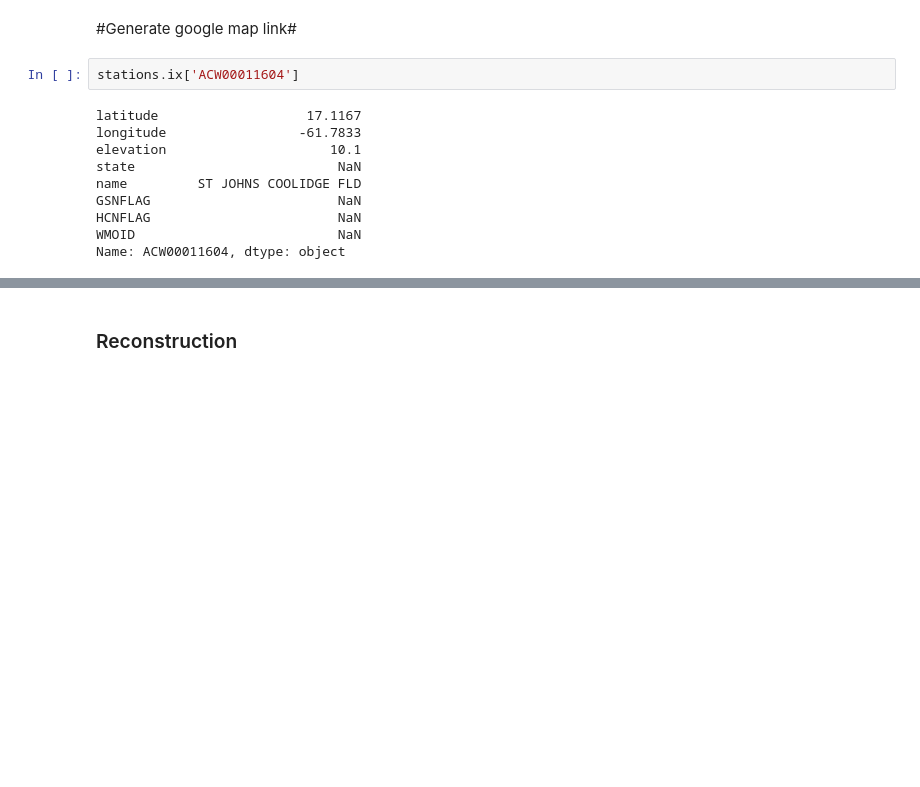
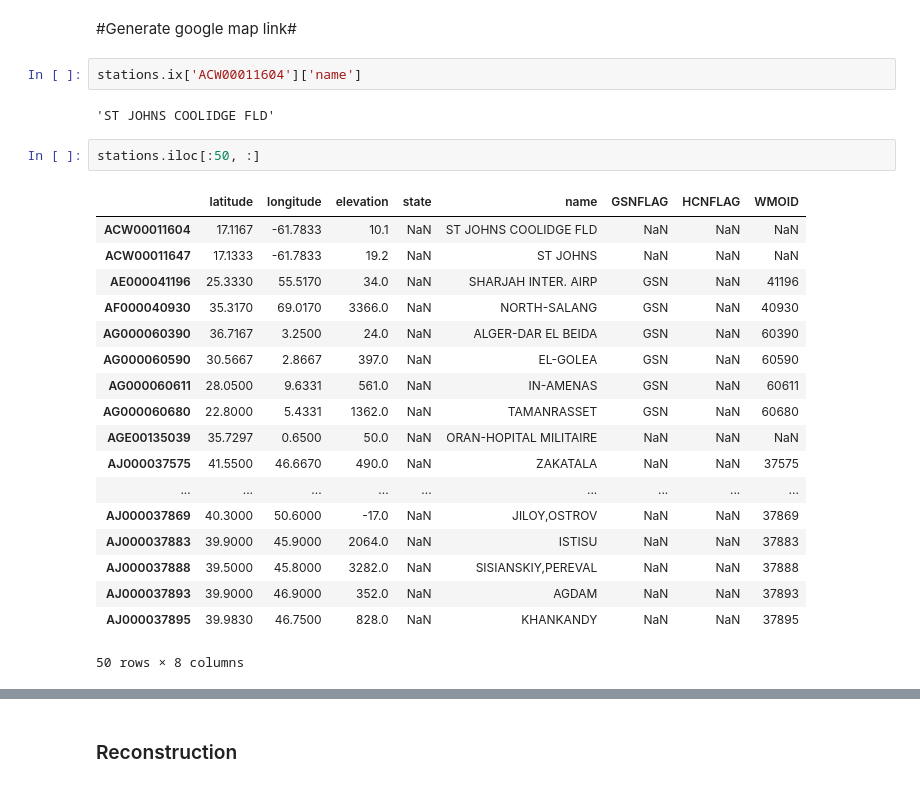
Before and after one commit to lge88/UCSD_BigData, a Jupyter notebook: notebooks/weather/Weather Analysis.ipynb, the cells around one changed output, grey strips where cells are left out. Drawn from its saved outputs; the diff is of its cells as text; blank space fills up the shorter version.

```diff
--- a/notebooks/weather/Weather Analysis.ipynb
+++ b/notebooks/weather/Weather Analysis.ipynb
@@ -561,17 +561,30 @@ https://www.google.com/maps/place/72%C2%B018'00.0%22S+170%C2%B013'00.1%22E/@-72.
 # %% [markdown]
 #Generate google map link#
 # %%
-stations.ix['ACW00011604']
+stations.ix['ACW00011604']['name']
 # %% [output]
-latitude                   17.1167
-longitude                 -61.7833
-elevation                     10.1
-state                          NaN
-name         ST JOHNS COOLIDGE FLD
-GSNFLAG                        NaN
-HCNFLAG                        NaN
-WMOID                          NaN
-Name: ACW00011604, dtype: object
+'ST JOHNS COOLIDGE FLD'
+# %%
+stations.iloc[:50, :]
+# %% [output]
+|  | latitude | longitude | elevation | state | name | GSNFLAG | HCNFLAG | WMOID |
+| ACW00011604 | 17.1167 | -61.7833 | 10.1 | NaN | ST JOHNS COOLIDGE FLD | NaN | NaN | NaN |
+| ACW00011647 | 17.1333 | -61.7833 | 19.2 | NaN | ST JOHNS | NaN | NaN | NaN |
+| AE000041196 | 25.3330 | 55.5170 | 34.0 | NaN | SHARJAH INTER. AIRP | GSN | NaN | 41196 |
+| AF000040930 | 35.3170 | 69.0170 | 3366.0 | NaN | NORTH-SALANG | GSN | NaN | 40930 |
+| AG000060390 | 36.7167 | 3.2500 | 24.0 | NaN | ALGER-DAR EL BEIDA | GSN | NaN | 60390 |
+| AG000060590 | 30.5667 | 2.8667 | 397.0 | NaN | EL-GOLEA | GSN | NaN | 60590 |
+| AG000060611 | 28.0500 | 9.6331 | 561.0 | NaN | IN-AMENAS | GSN | NaN | 60611 |
+| AG000060680 | 22.8000 | 5.4331 | 1362.0 | NaN | TAMANRASSET | GSN | NaN | 60680 |
+| AGE00135039 | 35.7297 | 0.6500 | 50.0 | NaN | ORAN-HOPITAL MILITAIRE | NaN | NaN | NaN |
+| AJ000037575 | 41.5500 | 46.6670 | 490.0 | NaN | ZAKATALA | NaN | NaN | 37575 |
+| ... | ... | ... | ... | ... | ... | ... | ... | ... |
+| AJ000037869 | 40.3000 | 50.6000 | -17.0 | NaN | JILOY,OSTROV | NaN | NaN | 37869 |
+| AJ000037883 | 39.9000 | 45.9000 | 2064.0 | NaN | ISTISU | NaN | NaN | 37883 |
+| AJ000037888 | 39.5000 | 45.8000 | 3282.0 | NaN | SISIANSKIY,PEREVAL | NaN | NaN | 37888 |
+| AJ000037893 | 39.9000 | 46.9000 | 352.0 | NaN | AGDAM | NaN | NaN | 37893 |
+| AJ000037895 | 39.9830 | 46.7500 | 828.0 | NaN | KHANKANDY | NaN | NaN | 37895 |
+50 rows × 8 columns
 # %%
 from IPython.display import HTML
 
```
Also changed, not shown: parts of 4 cells of this notebook.
